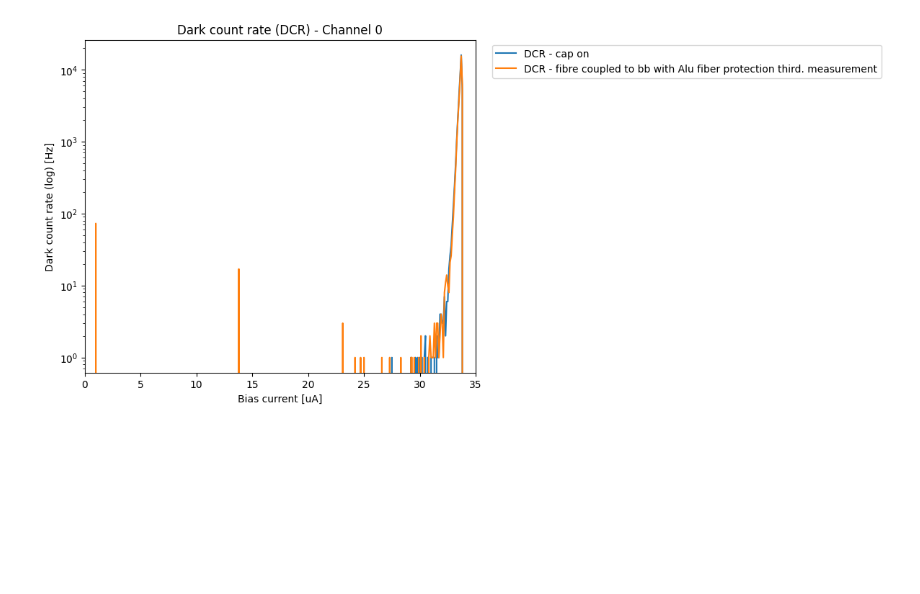
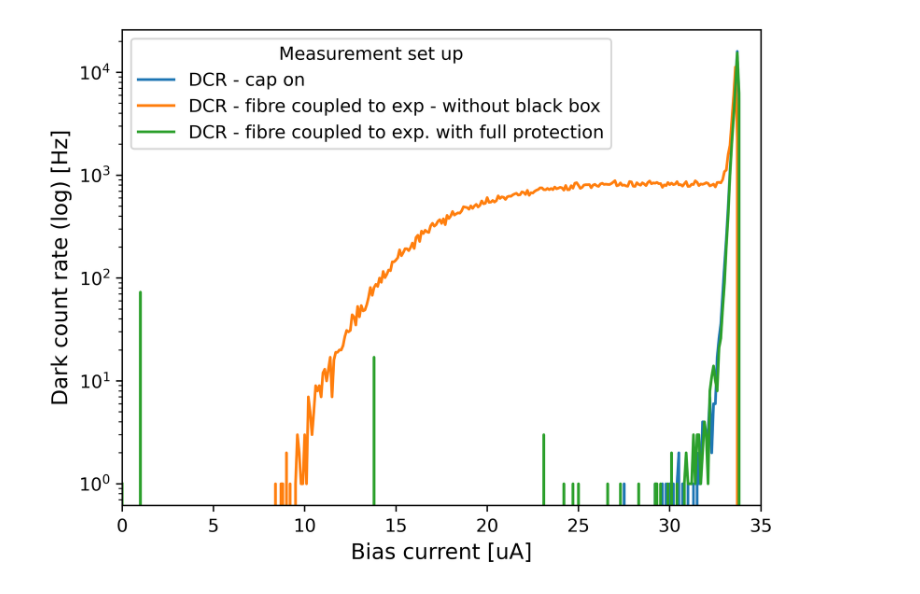
Before and after one commit to MXM1796/Bachelor_thesis_24, a Jupyter notebook: Porgramming/DCR_evaluation.ipynb, the cells around one changed output. Drawn from its saved outputs; the diff is of its cells as text; code cells hidden in the pictures; blank space fills up the shorter version.

```diff
--- a/Porgramming/DCR_evaluation.ipynb
+++ b/Porgramming/DCR_evaluation.ipynb
@@ -3,38 +3,50 @@ import numpy as np
 import pandas as pd
 import matplotlib.pyplot as plt
 import plotly.graph_objects as go
+import matplotlib as mpl
+mpl.rcParams['figure.dpi'] = 500
+# %%
+def plott_settings_default(plot_title, xlabel, ylabel, name_for_saving=0, legend_title=0, subtitle=0):
+    plt.title(plot_title)
+    plt.xlabel(xlabel, fontsize="12")
+    plt.ylabel(ylabel, fontsize="12")
+    if subtitle != 0:
+        plt.suptitle(subtitle)
+    if legend_title!=0:
+        plt.legend(title=legend_title)
+    if name_for_saving !=0:
+        plt.savefig(f'../mythesis_HQO_Reicherd/figs/{name_for_saving}', bbox_inches='tight')
+    plt.show()
 # %%
-data_on = np.loadtxt('DCR Rate\HQO_04062024_SNSPD_DCR_Cap_on.txt', skiprows=16, usecols=range(9,17))
-data_off = np.loadtxt("DCR Rate\HQO_05062024_SNSPD_DCR_Cap_off_ch1.txt", skiprows=16, usecols=range(9,17))
-data_coupled_to_exp = np.loadtxt("DCR Rate\HQO_06062024_SNSPD_DCR_coupled_laser_off.txt", skiprows=16, usecols=range(9,17))
-data_uncoupled_to_exp = np.loadtxt("DCR Rate\HQO_20240606_DCR_couppled_no_laser.txt", skiprows=16, usecols=range(9,17))
-data_coupled_to_bb = np.loadtxt("DCR Rate\HQO_19062024_DCR_BlackBox_fiber_unprotected.txt", skiprows=16, usecols=range(9,17))
-data_coupled_to_bb_prot = np.loadtxt("DCR Rate\HQO_19062024_DCR_BlackBox_fiber_Aluprotected.txt", skiprows=16, usecols=range(9,17))
-data_coupled_to_bb_prot_2 = np.loadtxt("DCR Rate\HQO__2024-06-20--07-42-56_Counts_vs_Bias.txt", skiprows=16, usecols=range(9,17))
-data_coupled_to_bb_prot_3 = np.loadtxt("DCR Rate\HQO__2024-06-20--09-06-07_Counts_vs_Bias.txt", skiprows=16, usecols=range(9,17))
+data_on = np.loadtxt('DCR Rate/HQO_04062024_SNSPD_DCR_Cap_on.txt', skiprows=16, usecols=range(9,17))
+data_off = np.loadtxt("DCR Rate/HQO_05062024_SNSPD_DCR_Cap_off_ch1.txt", skiprows=16, usecols=range(9,17))
+data_coupled_to_exp = np.loadtxt("DCR Rate/HQO_06062024_SNSPD_DCR_coupled_laser_off.txt", skiprows=16, usecols=range(9,17))
+data_uncoupled_to_exp = np.loadtxt("DCR Rate/HQO_20240606_DCR_couppled_no_laser.txt", skiprows=16, usecols=range(9,17))
+data_coupled_to_bb = np.loadtxt("DCR Rate/HQO_19062024_DCR_BlackBox_fiber_unprotected.txt", skiprows=16, usecols=range(9,17))
+data_coupled_to_bb_prot = np.loadtxt("DCR Rate/HQO_19062024_DCR_BlackBox_fiber_Aluprotected.txt", skiprows=16, usecols=range(9,17))
+data_coupled_to_bb_prot_2 = np.loadtxt("DCR Rate/HQO__2024-06-20--07-42-56_Counts_vs_Bias.txt", skiprows=16, usecols=range(9,17))
+data_coupled_to_bb_prot_3 = np.loadtxt("DCR Rate/HQO_20062024_DCR_BlackBox_fiber_Aluprotected_final.txt", skiprows=16, usecols=range(9,17))
 
 channel = 0
 
 plt.plot(np.linspace(0,40,len(data_on[:,channel])), data_on[:,channel], label="DCR - cap on")
 # plt.plot(np.linspace(0,40,len(data_off[:,channel])), data_off[:,channel], label="DCR - cap off")
-# plt.plot(np.linspace(0,40,len(data_coupled_to_exp[:,channel])), data_coupled_to_exp[:,channel], label="DCR - fibre coupled no bb - laser off")
+plt.plot(np.linspace(0,40,len(data_coupled_to_exp[:,channel])), data_coupled_to_exp[:,channel], label="DCR - fibre coupled to exp - without black box")
 # plt.plot(np.linspace(0,40,len(data_uncoupled_to_exp[:,channel])), data_uncoupled_to_exp[:,channel], label="DCR - fibre uncoupled - hanging loose")
 # plt.plot(np.linspace(0,40,len(data_coupled_to_bb[:,channel])), data_coupled_to_bb[:,channel], label="DCR - fibre coupled to bb no fiber protection")
 # plt.plot(np.linspace(0,40,len(data_coupled_to_bb_prot[:,channel])), data_coupled_to_bb_prot[:,channel], label="DCR - fibre coupled to bb with Alu fiber protection first measurement")
 # plt.plot(np.linspace(0,40,len(data_coupled_to_bb_prot_2[:,channel])), data_coupled_to_bb_prot_2[:,channel], label="DCR - fibre coupled to bb with Alu fiber protection sec. measurement")
-plt.plot(np.linspace(0,40,len(data_coupled_to_bb_prot_3[:,channel])), data_coupled_to_bb_prot_3[:,channel], label="DCR - fibre coupled to bb with Alu fiber protection third. measurement")
+plt.plot(np.linspace(0,40,len(data_coupled_to_bb_prot_3[:,channel])), data_coupled_to_bb_prot_3[:,channel], label="DCR - fibre coupled to exp. with full protection")
 
 plt.yscale("log")
 plt.xlim(left=0, right=35)
-plt.title(f'Dark count rate (DCR) - Channel {channel}')
-plt.ylabel('Dark count rate (log) [Hz]')
-plt.xlabel('Bias current [uA]')
-plt.legend(loc='best', bbox_to_anchor=(1, 0., 1.05, 1))
-# Adjust figure size to accommodate legend
-fig = plt.gcf()
-fig.set_size_inches(7, 6)
 
-# Save figure with bbox_inches to include legend
-plt.savefig(f"DCR Rate/HQO_20240620_DCR_Channel_{channel}__fibre_coupled_to_bb_with_Alu_fiber_comp_to_cap_on", bbox_inches='tight')
+# title = "Dark count rate (DCR) - Channel 1"
+ylabel = "Dark count rate (log) [Hz]"
+xlabel = "Bias current [uA]"
+legend_title="Measurement set up"
+savename = "HQO_20240708_DCR_cap_on_Channel_1_Ba_thesis"
+
+plott_settings_default("", xlabel, ylabel, savename, legend_title)
 # %% [output]
-[figure, old version]
+[figure, new version]
```
Also changed, not shown: parts of 2 cells of this notebook, 19 other files.
